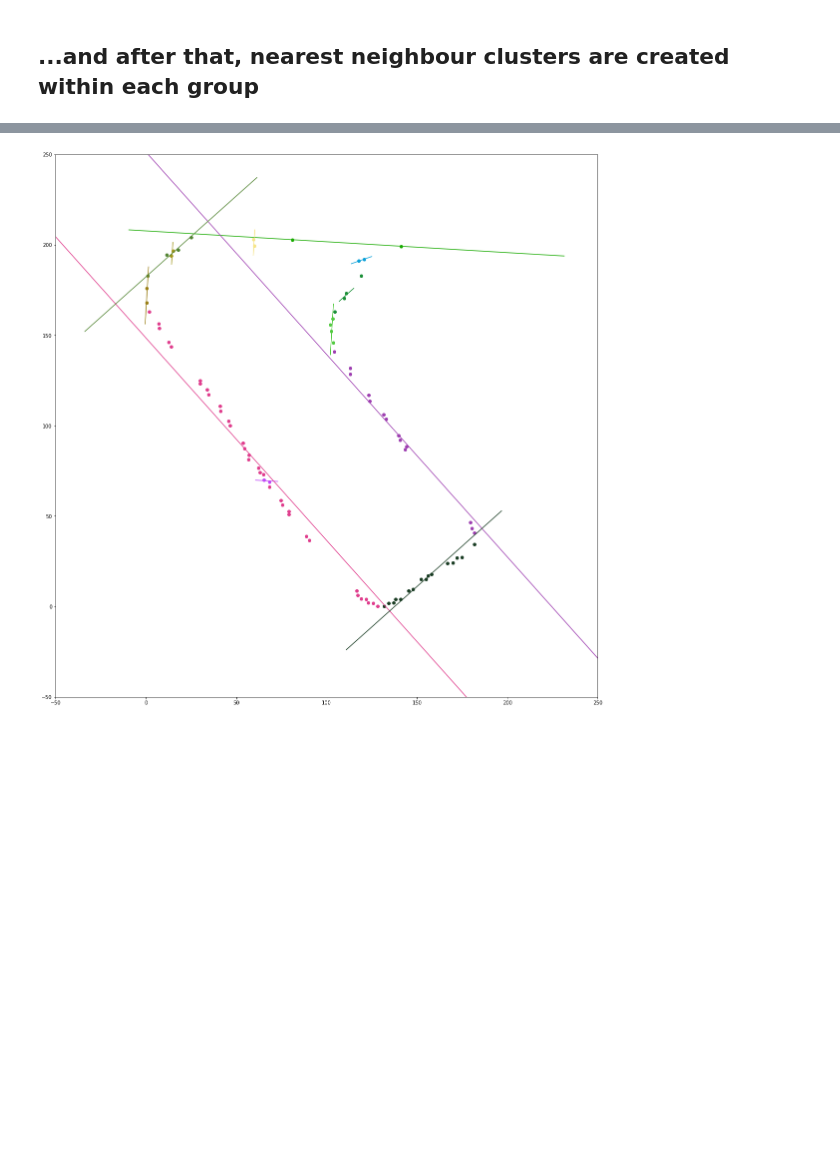
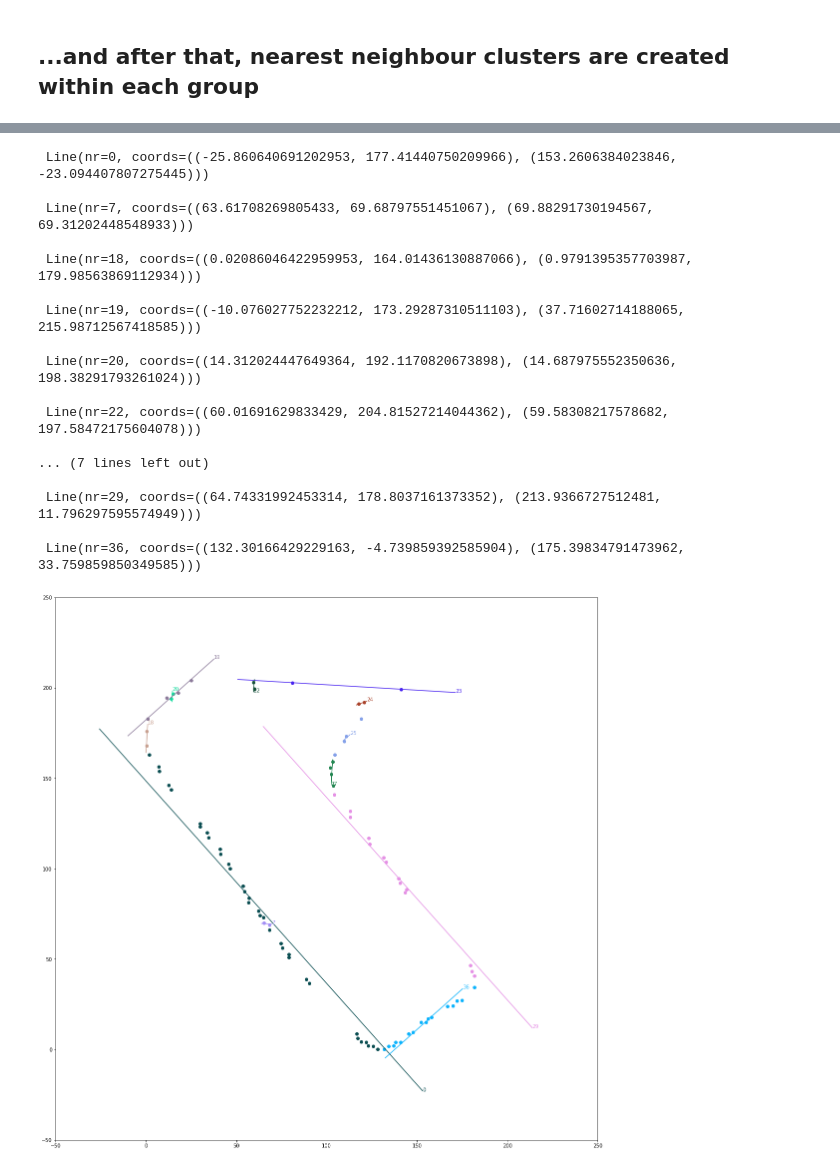
Before and after one commit to mnboos/osm-instance-segmentation, a Jupyter notebook: Regularization.ipynb, the cells around one changed output, grey strips where cells are left out. Drawn from its saved outputs; the diff is of its cells as text; code cells hidden in the pictures; blank space fills up the shorter version.

```diff
--- a/Regularization.ipynb
+++ b/Regularization.ipynb
@@ -46,10 +47,10 @@ max threshold:  62
 from core.utils import make_lines
 from matplotlib import collections  as mc
 
-lines = make_lines(points.copy())
+lines = make_lines(points.copy(), 2)
 print("From {} points we got {} line segments.".format(len(points), len(lines)))
 
-lc = mc.LineCollection(lines)
+lc = mc.LineCollection(map(lambda l: l.coords, lines))
 fig, ax = plt.subplots()
 ax.set(aspect='equal')
 ax.add_collection(lc)
@@ -62,14 +63,16 @@ From 533 points we got 44 line segments.
 # %%
 from core.utils import group_by_orientation
 
-fig, ax = plt.subplots()
+fig, ax = plt.subplots(figsize=(10,10))
 ax.set(aspect='equal')
 grouped_lines = group_by_orientation(lines.copy())
 for angle in grouped_lines:
     group = grouped_lines[angle]
     for ori in group:
         line_group = group[ori]
-        lc = mc.LineCollection(line_group, colors=np.random.rand(3,))
+        for l in line_group:
+            text(l.p1[0], l.p1[1], l.nr)
+        lc = mc.LineCollection(map(lambda l: l.coords,line_group), colors=np.random.rand(3,))
         ax.add_collection(lc)
 ax.autoscale()
 # %% [output]
@@ -78,19 +81,21 @@ ax.autoscale()
 ## ...and after that, nearest neighbour clusters are created within each group
 # %%
 from core.utils import group_neighbours
+
 import copy
 
 new_groups = copy.deepcopy(grouped_lines)
 group_neighbours(new_groups)
 
-fig, ax = plt.subplots()
+fig, ax = plt.subplots(figsize=(10,10))
 ax.set(aspect='equal')
 for angle in new_groups:
     group = new_groups[angle]
     for ori in group:
         line_group = group[ori]
         for subgroup in line_group:
-            lc = mc.LineCollection(subgroup, colors=np.random.rand(3,))
+            lc = mc.LineCollection(map(lambda l: l.coords, subgroup), colors=np.random.rand(3,))
             ax.add_collection(lc)
-ax.autoscale()
+            ax.set_xlim(-25, 225)
+            ax.set_ylim(-25, 225)
 # %% [output]
@@ -98,7 +103,7 @@ ax.autoscale()
 # %%
 from scipy.optimize import curve_fit
 import cv2
-from core.utils import get_angle
+from core.utils import get_angle, Line
 from shapely.affinity import rotate
 from shapely import geometry
 
@@ -110,37 +115,60 @@ def make_fit_func(angle: float):
 
 fig, ax = plt.subplots(figsize=(20,20))
 ax.set(aspect='equal')
+fitted_lines = []
 for angle in new_groups:
     group = new_groups[angle]
     for ori in group:
         line_group = group[ori]
         for subgroup in line_group:
             seg = []
-#             if len(subgroup) == 1:
-#                 continue
+            nr = min(map(lambda l: l.nr, subgroup))
             for l in subgroup:
-                seg.extend([l[0], l[1]])
+                seg.extend(l.coords)
             line_angle = (angle if ori == "parallels" else angle - 90) % 180
             [vx, vy, x, y] = np.round(cv2.fitLine(points=np.asarray(seg), distType=cv2.DIST_L2, param=0, reps=0.01, aeps=0.01),2)
-            dist = geometry.Point(seg[0]).distance(geometry.Point(seg[-1]))*2
+            dist = geometry.Point(seg[0]).distance(geometry.Point(seg[-1]))
             x1 = float(x - dist * vx)
             x2 = float(x + dist * vx)
             y1 = float(y - dist * vy)
             y2 = float(y + dist * vy)
             fitted_line = [(x1, y1), (x2, y2)]
             angle_delta = line_angle-get_angle(fitted_line)
             ls = rotate(geometry.LineString(fitted_line), angle_delta)
 
             color = np.random.rand(3,)
             xs = ls.coords.xy[0]
             ys = ls.coords.xy[1]
             x = np.asarray(list(map(lambda p: p[0], seg)))
             y = np.asarray(list(map(lambda p: p[1], seg)))
             fitted_line_new = [(xs[0], ys[0]), (xs[1], ys[1])]
+            fitted_lines.append(Line(nr=nr, p1=fitted_line_new[0], p2=fitted_line_new[1]))
             lc = mc.LineCollection([fitted_line_new], colors=color)
             plt.scatter(x, y, color=color)
             ax.add_collection(lc)
             ax.set_xlim(-50, 250)
             ax.set_ylim(-50, 250)
+            text(fitted_line_new[1][0], fitted_line_new[1][1], str(nr), color=color)
+
+fitted_lines = sorted(fitted_lines, key=lambda l: l.nr)
+for l in fitted_lines:
+    print("\n", l)
 # %% [output]
+ Line(nr=0, coords=((-25.860640691202953, 177.41440750209966), (153.2606384023846, -23.094407807275445)))
+
+ Line(nr=7, coords=((63.61708269805433, 69.68797551451067), (69.88291730194567, 69.31202448548933)))
+
+ Line(nr=18, coords=((0.02086046422959953, 164.01436130887066), (0.9791395357703987, 179.98563869112934)))
+
+ Line(nr=19, coords=((-10.076027752232212, 173.29287310511103), (37.71602714188065, 215.98712567418585)))
+
+ Line(nr=20, coords=((14.312024447649364, 192.1170820673898), (14.687975552350636, 198.38291793261024)))
+
+ Line(nr=22, coords=((60.01691629833429, 204.81527214044362), (59.58308217578682, 197.58472175604078)))
+
+... (7 lines left out)
+
+ Line(nr=29, coords=((64.74331992453314, 178.8037161373352), (213.9366727512481, 11.796297595574949)))
+
+ Line(nr=36, coords=((132.30166429229163, -4.739859392585904), (175.39834791473962, 33.759859850349585)))
-[figure, old version]
+[figure, new version]
```
Also changed, not shown: parts of 3 cells of this notebook, 1 other file.
